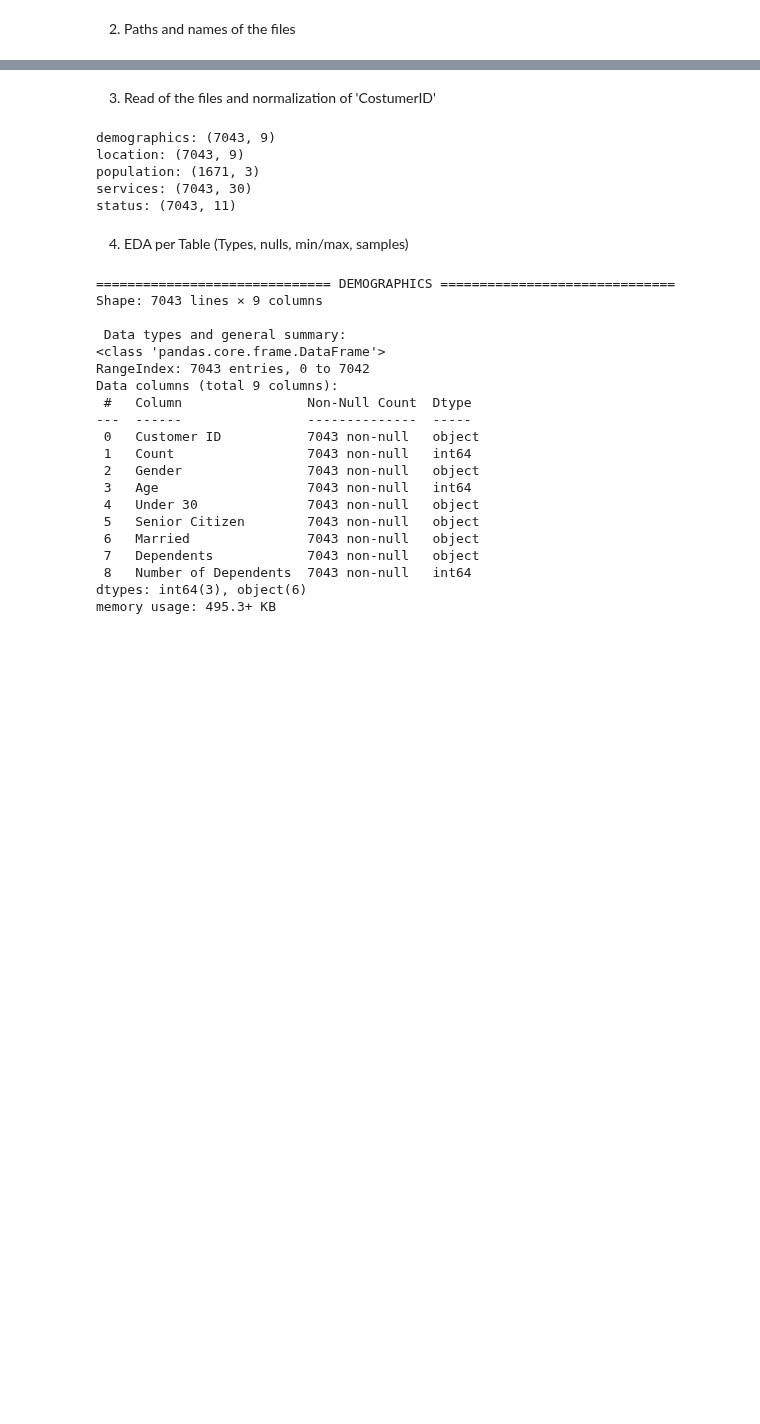
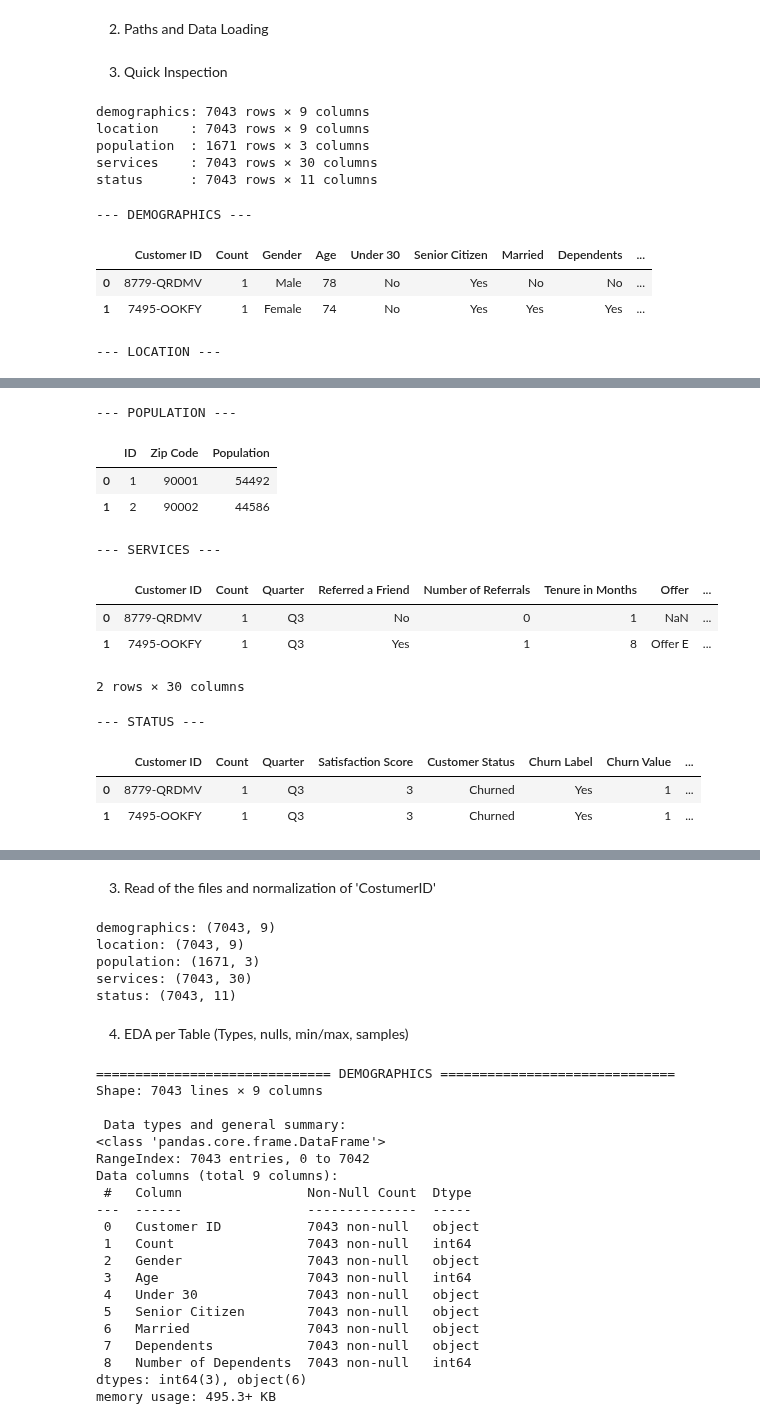
Before and after one commit to sergiopatinha/EnterpriseDataScienceBootcamp_workgroup, a Jupyter notebook: notebooks/00_data_loading.ipynb, the cells around one changed output, grey strips where cells are left out. Drawn from its saved outputs; the diff is of its cells as text; code cells hidden in the pictures; blank space fills up the shorter version.

```diff
--- a/notebooks/00_data_loading.ipynb
+++ b/notebooks/00_data_loading.ipynb
@@ -12,5 +23,5 @@ import sys
 # pd.set_option("display.max_columns", 120)
 # pd.set_option("display.width", 120)
 # %% [markdown]
-2. Paths and names of the files
+2. Paths and Data Loading
 # %%
@@ -31,3 +45,26 @@ location = dfs["location"]
 population = dfs["population"]
 services = dfs["services"]
 status = dfs["status"]
+# %% [markdown]
+3. Quick Inspection
+# %%
+# Basic info of each dataset
+for name, df in dfs.items():
+    print(f"{name:12s}: {df.shape[0]} rows × {df.shape[1]} columns")
+# %% [output]
+demographics: 7043 rows × 9 columns
+location    : 7043 rows × 9 columns
+population  : 1671 rows × 3 columns
+services    : 7043 rows × 30 columns
+status      : 7043 rows × 11 columns
+# %%
+# Show first few rows of each dataset
+for name, df in dfs.items():
+    print(f"\n--- {name.upper()} ---")
+    display(df.head(2))
+# %% [output]
+--- DEMOGRAPHICS ---
+|  | Customer ID | Count | Gender | Age | Under 30 | Senior Citizen | Married | Dependents | ... |
+| 0 | 8779-QRDMV | 1 | Male | 78 | No | Yes | No | No | ... |
+| 1 | 7495-OOKFY | 1 | Female | 74 | No | Yes | Yes | Yes | ... |
+--- LOCATION ---
@@ -33,0 +74,13 @@ status = dfs["status"]
+--- POPULATION ---
+|  | ID | Zip Code | Population |
+| 0 | 1 | 90001 | 54492 |
+| 1 | 2 | 90002 | 44586 |
+--- SERVICES ---
+|  | Customer ID | Count | Quarter | Referred a Friend | Number of Referrals | Tenure in Months | Offer | ... |
+| 0 | 8779-QRDMV | 1 | Q3 | No | 0 | 1 | NaN | ... |
+| 1 | 7495-OOKFY | 1 | Q3 | Yes | 1 | 8 | Offer E | ... |
+2 rows × 30 columns
+--- STATUS ---
+|  | Customer ID | Count | Quarter | Satisfaction Score | Customer Status | Churn Label | Churn Value | ... |
+| 0 | 8779-QRDMV | 1 | Q3 | 3 | Churned | Yes | 1 | ... |
+| 1 | 7495-OOKFY | 1 | Q3 | 3 | Churned | Yes | 1 | ... |
```
Also changed, not shown: parts of 9 cells of this notebook, 8 other files.
